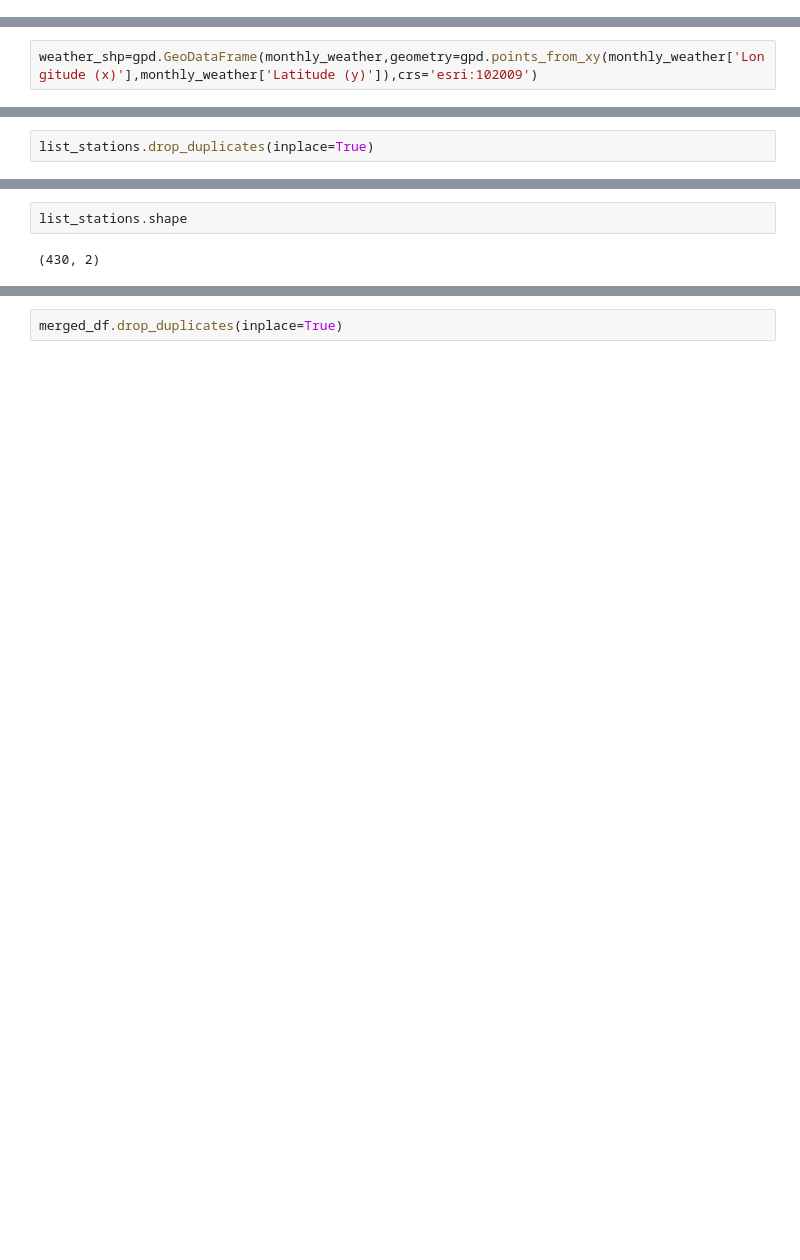
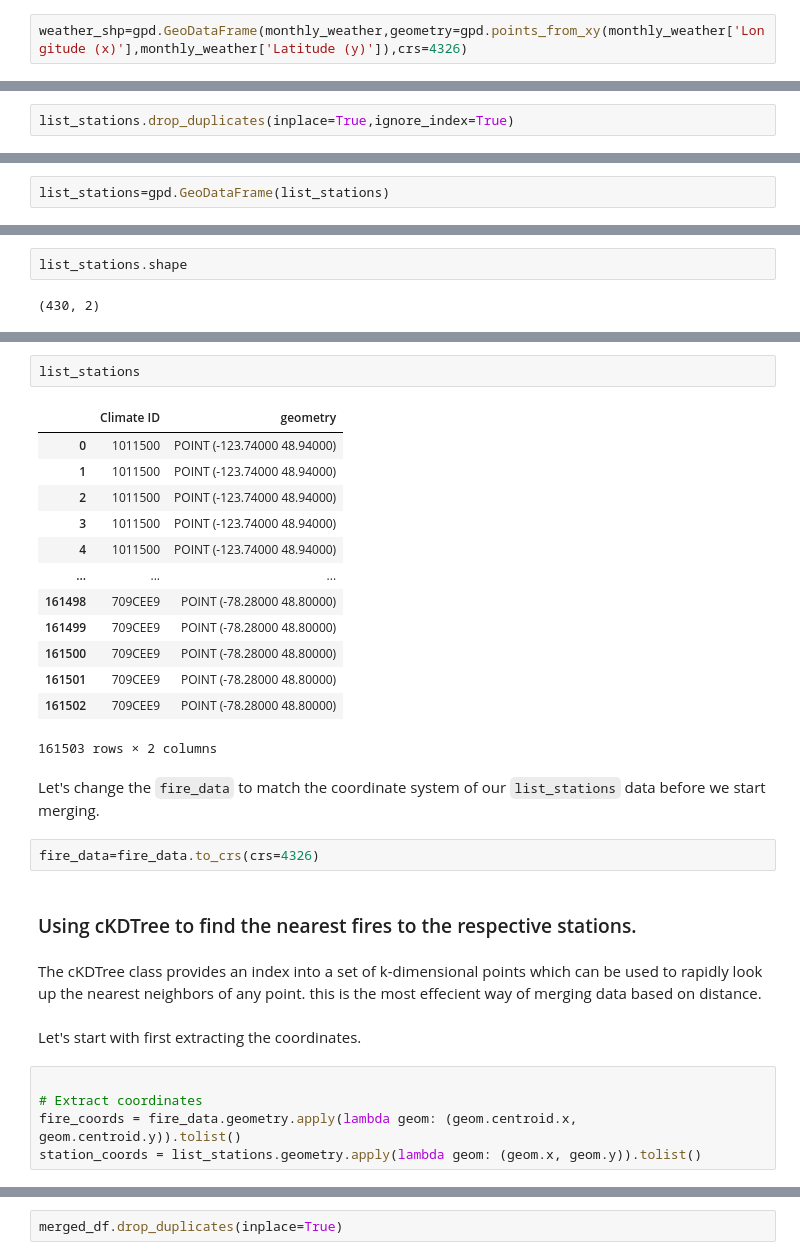
Before and after one commit to Triples92/Forest_fire_prediction_Model, a Jupyter notebook: combiner.ipynb, the cells around one changed output, grey strips where cells are left out. Cells and saved outputs as stored; diff of their text form; blank space fills up the shorter version.

```diff
--- a/combiner.ipynb
+++ b/combiner.ipynb
@@ -14,0 +27,2 @@ fire_data = gpd.read_file('Data/Fire_Data/fire_date_geo.shp',crs='esri:102009')
+# %%
+weather_shp=gpd.GeoDataFrame(monthly_weather,geometry=gpd.points_from_xy(monthly_weather['Longitude (x)'],monthly_weather['Latitude (y)']),crs=4326)
@@ -72,2 +94,0 @@ monthly_weather
-# %%
-weather_shp=gpd.GeoDataFrame(monthly_weather,geometry=gpd.points_from_xy(monthly_weather['Longitude (x)'],monthly_weather['Latitude (y)']),crs='esri:102009')
@@ -194,2 +101,2 @@ list_stations= weather_shp[['Climate ID','geometry']]
 # %%
-list_stations.drop_duplicates(inplace=True)
+list_stations.drop_duplicates(inplace=True,ignore_index=True)
@@ -195,0 +105,2 @@ list_stations.drop_duplicates(inplace=True)
+# %%
+list_stations=gpd.GeoDataFrame(list_stations)
@@ -326,0 +127,31 @@ merged_df.sample(30)
+# %%
+list_stations
+# %% [output]
+|  | Climate ID | geometry |
+| 0 | 1011500 | POINT (-123.74000 48.94000) |
+| 1 | 1011500 | POINT (-123.74000 48.94000) |
+| 2 | 1011500 | POINT (-123.74000 48.94000) |
+| 3 | 1011500 | POINT (-123.74000 48.94000) |
+| 4 | 1011500 | POINT (-123.74000 48.94000) |
+| ... | ... | ... |
+| 161498 | 709CEE9 | POINT (-78.28000 48.80000) |
+| 161499 | 709CEE9 | POINT (-78.28000 48.80000) |
+| 161500 | 709CEE9 | POINT (-78.28000 48.80000) |
+| 161501 | 709CEE9 | POINT (-78.28000 48.80000) |
+| 161502 | 709CEE9 | POINT (-78.28000 48.80000) |
+161503 rows × 2 columns
+# %% [markdown]
+Let's change the `fire_data` to match the coordinate system of our `list_stations` data before we start merging.
+# %%
+fire_data=fire_data.to_crs(crs=4326)
+# %% [markdown]
+### Using cKDTree to find the nearest fires to the respective stations.
+# %% [markdown]
+The cKDTree class provides an index into a set of k-dimensional points which can be used to rapidly look up the nearest neighbors of any point. this is the most effecient way of merging data based on distance.
+# %% [markdown]
+Let's start with first extracting the coordinates.
+# %%
+
+# Extract coordinates
+fire_coords = fire_data.geometry.apply(lambda geom: (geom.centroid.x, geom.centroid.y)).tolist()
+station_coords = list_stations.geometry.apply(lambda geom: (geom.x, geom.y)).tolist()
```
Also changed, not shown: parts of 97 cells of this notebook.
